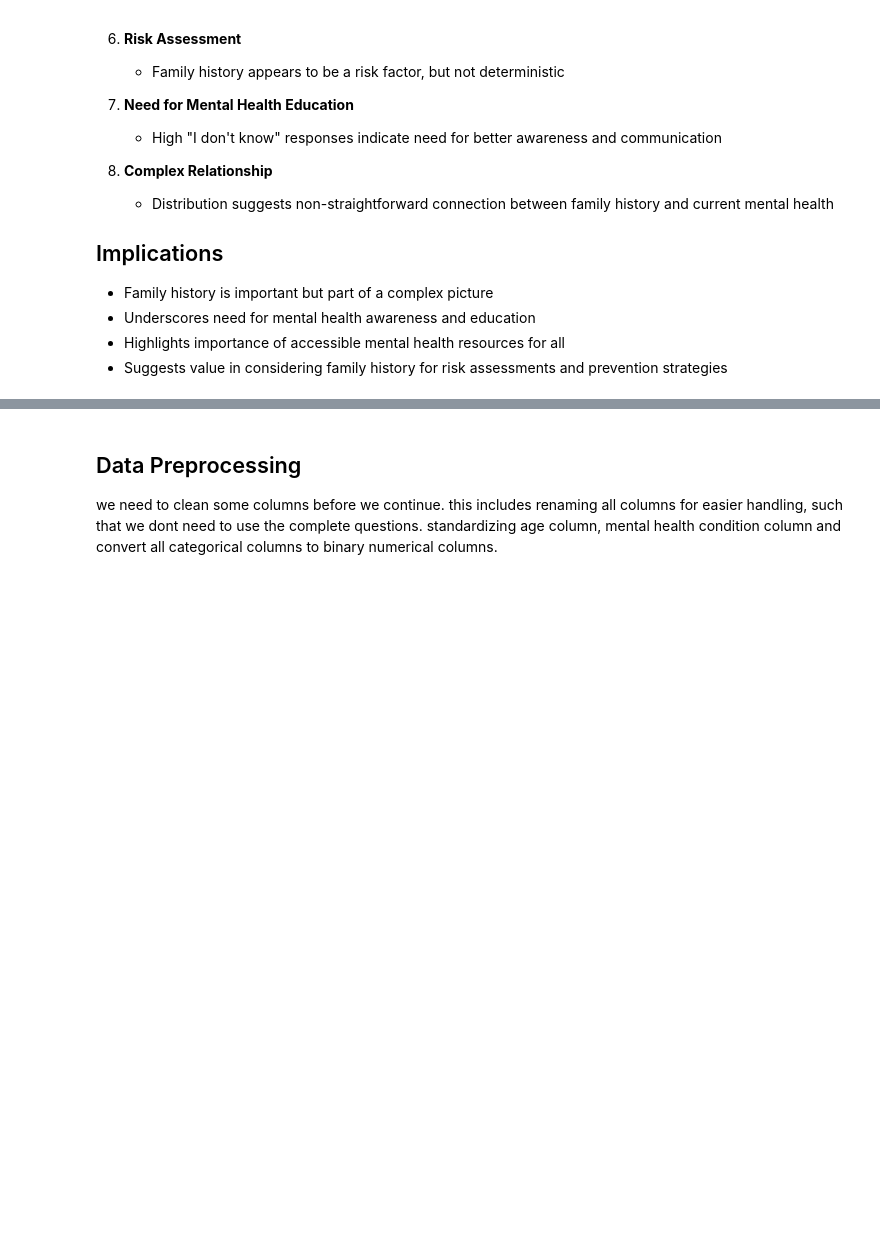
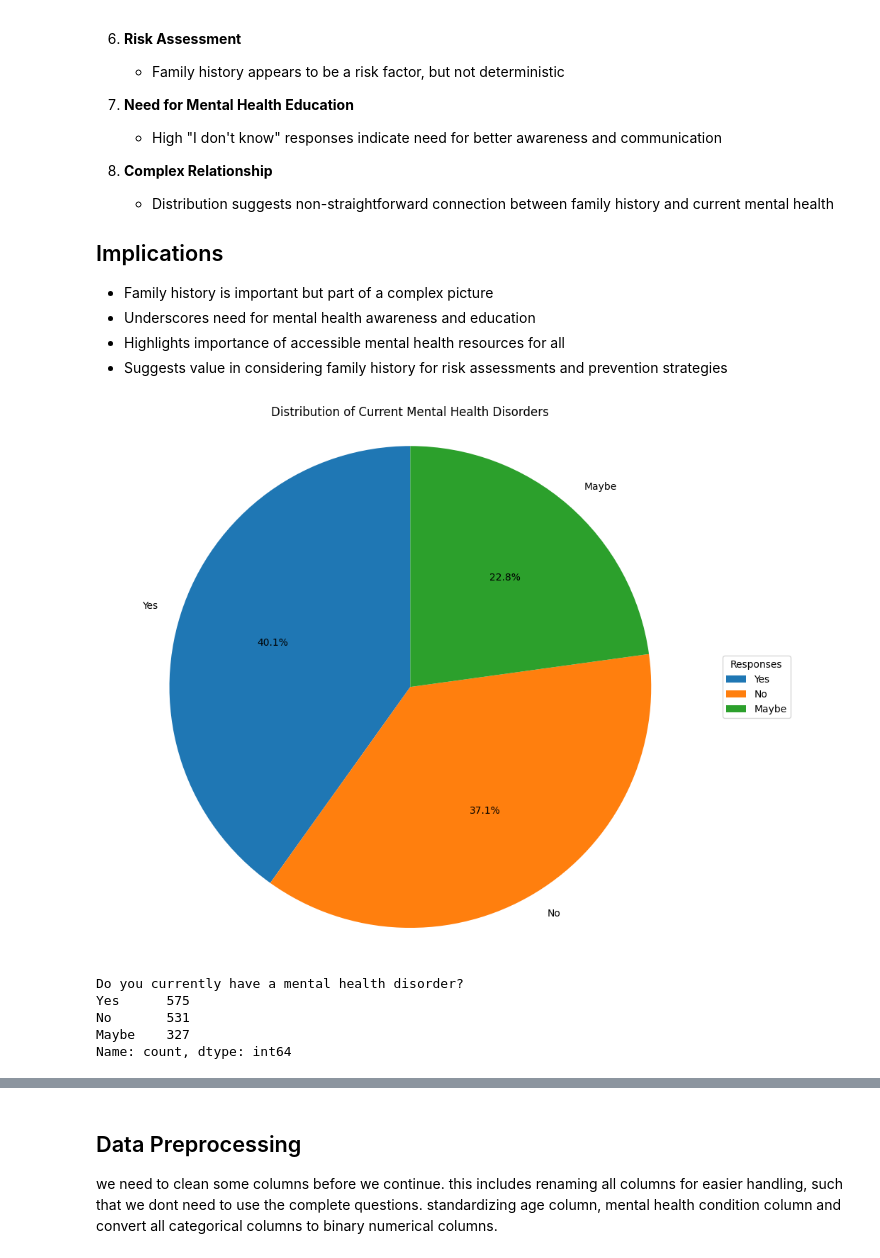
Before and after one commit to KonradKlein91/ml_unservised_learning, a Jupyter notebook: main.ipynb, the cells around one changed output, grey strips where cells are left out. Drawn from its saved outputs; the diff is of its cells as text; code cells hidden in the pictures; blank space fills up the shorter version.

Commit message:
add visualizations

```diff
--- a/main.ipynb
+++ b/main.ipynb
@@ -324,3 +378,28 @@ plt.show()
 - Underscores need for mental health awareness and education
 - Highlights importance of accessible mental health resources for all
 - Suggests value in considering family history for risk assessments and prevention strategies
+# %%
+# Count the values in the column
+value_counts = df['Do you currently have a mental health disorder?'].value_counts()
+
+# Create a pie chart
+plt.figure(figsize=(10, 8))
+plt.pie(value_counts.values, labels=value_counts.index, autopct='%1.1f%%', startangle=90)
+plt.title('Distribution of Current Mental Health Disorders')
+plt.axis('equal')  # Equal aspect ratio ensures that pie is drawn as a circle
+
+# Add a legend
+plt.legend(title="Responses", loc="center left", bbox_to_anchor=(1, 0, 0.5, 1))
+
+plt.tight_layout()
+plt.show()
+
+# Print the exact counts
+print(value_counts)
+# %% [output]
+[figure, added]
+Do you currently have a mental health disorder?
+Yes      575
+No       531
+Maybe    327
+Name: count, dtype: int64
```
Also changed, not shown: parts of 2 cells of this notebook.
